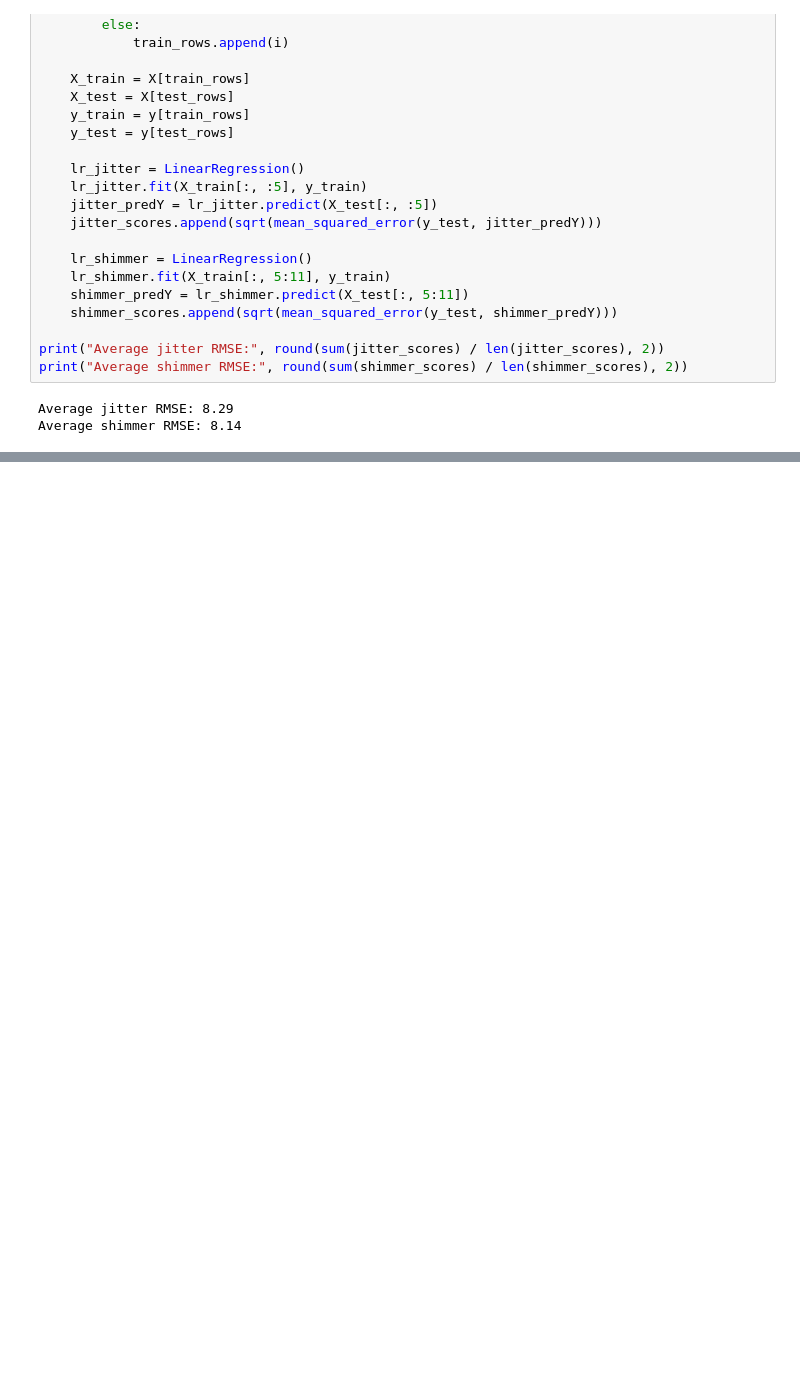
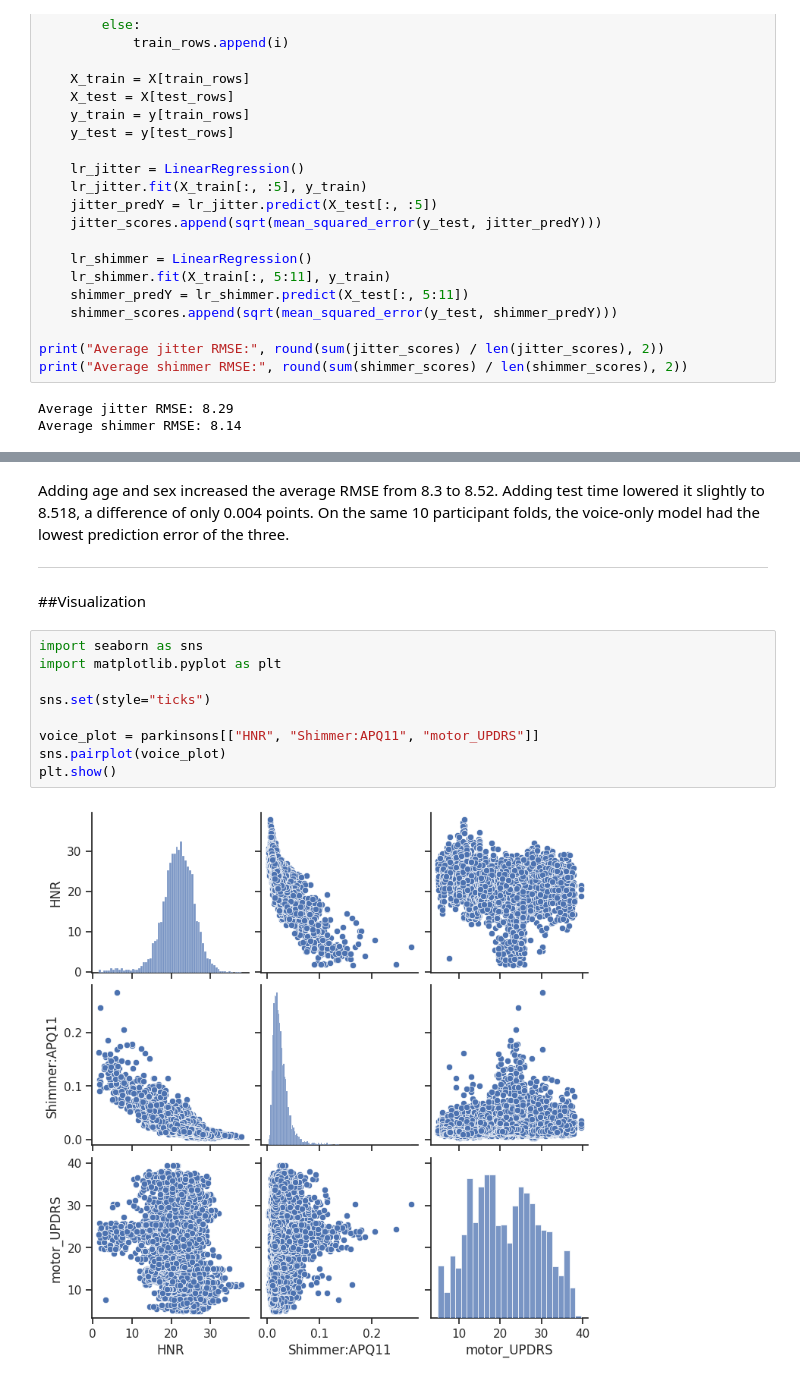
Before and after one commit to asiyyajm/AJ-CSC_FinalProject, a Jupyter notebook: AJ_CSC_Final.ipynb, the cells around one changed output, grey strips where cells are left out. Drawn from its saved outputs; the diff is of its cells as text; blank space fills up the shorter version.

```diff
--- a/AJ_CSC_Final.ipynb
+++ b/AJ_CSC_Final.ipynb
@@ -219,0 +325,20 @@ The shimmer model had an average RMSE of 8.14, compared with 8.29 for the jitter
+# %% [markdown]
+Adding age and sex increased the average RMSE from 8.3 to 8.52. Adding test time lowered it slightly to 8.518, a difference of only 0.004 points. On the same 10 participant folds, the voice-only model had the lowest prediction error of the three.
+
+
+
+
+---
+# %% [markdown]
+##Visualization
+# %%
+import seaborn as sns
+import matplotlib.pyplot as plt
+
+sns.set(style="ticks")
+
+voice_plot = parkinsons[["HNR", "Shimmer:APQ11", "motor_UPDRS"]]
+sns.pairplot(voice_plot)
+plt.show()
+# %% [output]
+[figure, added]
```
Also changed, not shown: parts of 11 cells of this notebook.
